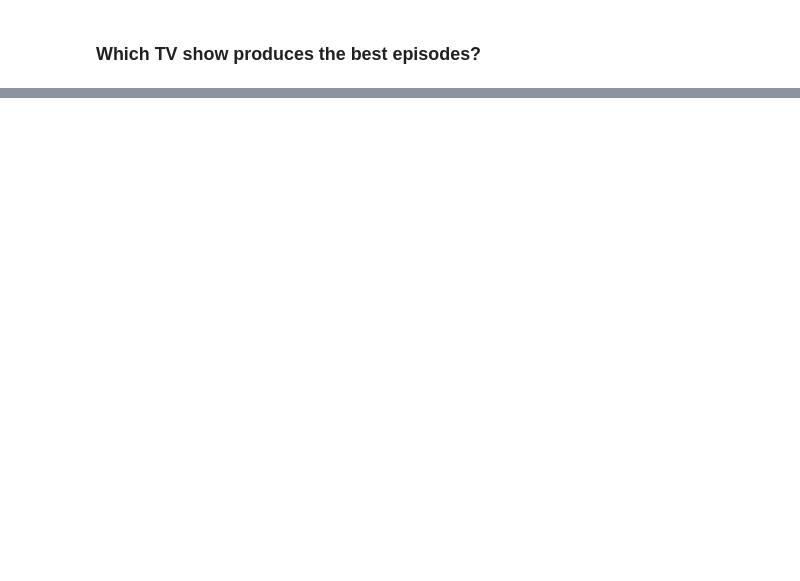
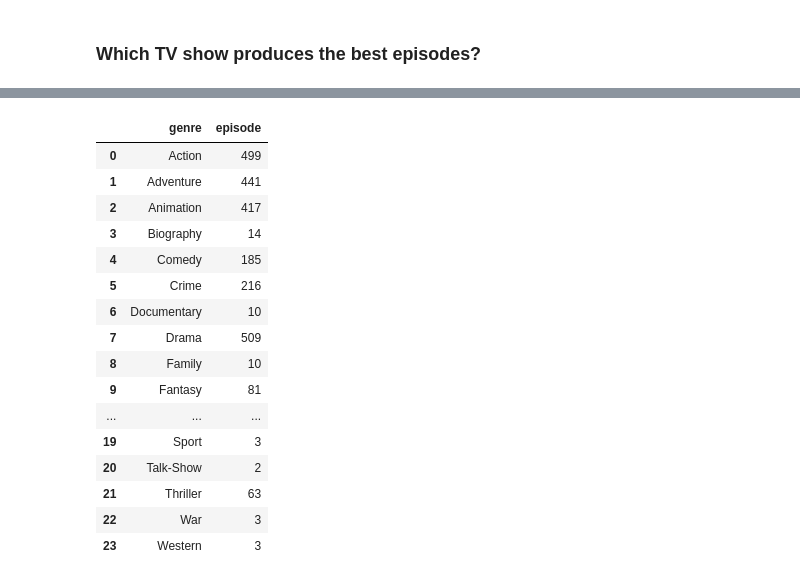
Before and after one commit to MUbarak123-56/IMDB-TV, a Jupyter notebook: data-exploration-code/data-exploration.ipynb, the cells around one changed output, grey strips where cells are left out. Cells and saved outputs as stored; diff of their text form; code cells hidden in the pictures; blank space fills up the shorter version.

```diff
--- a/data-exploration-code/data-exploration.ipynb
+++ b/data-exploration-code/data-exploration.ipynb
@@ -171,0 +280,6 @@ plt.show();
+# %%
+top_episodes_renew = top_episodes_collect.melt(id_vars = ["episode", "rating"], value_vars = ["genre1", "genre2", "genre3"], var_name = "genres", value_name = "genre")
+# %%
+top_episodes_renew = top_episodes_renew.drop("genres", axis = 1)
+# %%
+top_episodes_renew = top_episodes_renew.dropna()
@@ -171,0 +299,22 @@ plt.show();
+# %%
+top_episodes_genre_count = top_episodes_renew.groupby("genre", as_index = False)["episode"].count()
+# %%
+top_episodes_genre_count
+# %% [output]
+|  | genre | episode |
+| 0 | Action | 499 |
+| 1 | Adventure | 441 |
+| 2 | Animation | 417 |
+| 3 | Biography | 14 |
+| 4 | Comedy | 185 |
+| 5 | Crime | 216 |
+| 6 | Documentary | 10 |
+| 7 | Drama | 509 |
+| 8 | Family | 10 |
+| 9 | Fantasy | 81 |
+| ... | ... | ... |
+| 19 | Sport | 3 |
+| 20 | Talk-Show | 2 |
+| 21 | Thriller | 63 |
+| 22 | War | 3 |
+| 23 | Western | 3 |
```
Also changed, not shown: parts of 23 cells of this notebook.
